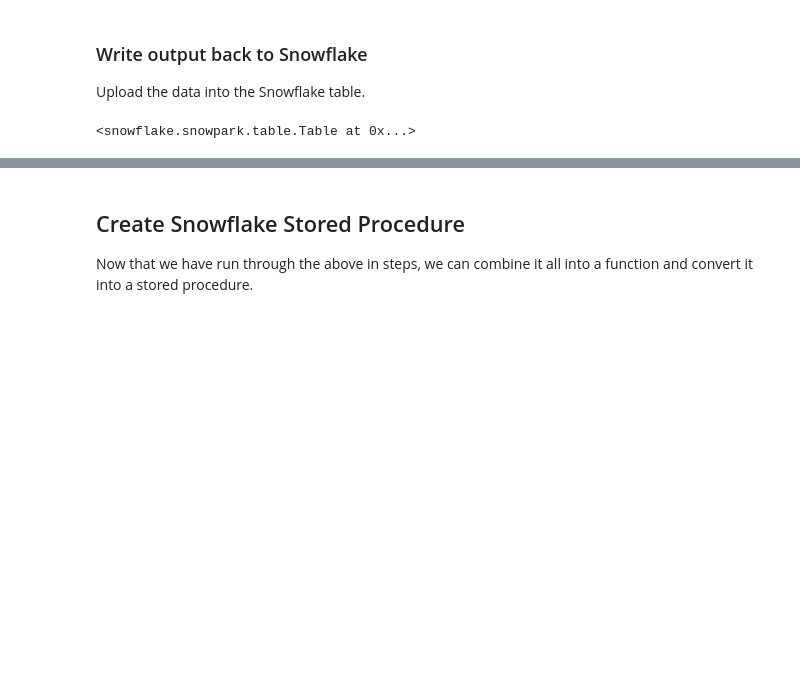
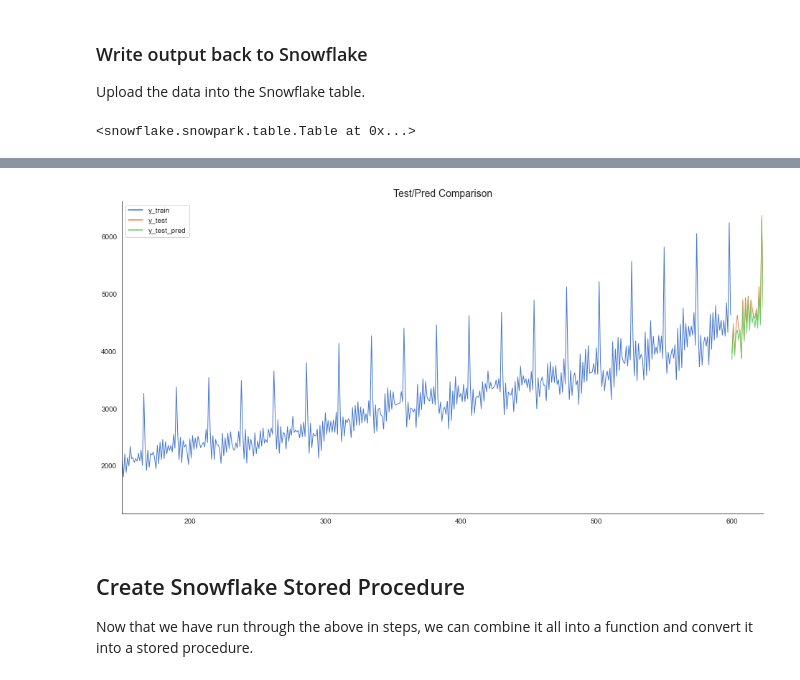
Before and after one commit to ChrisHastieIW/Snowflake-BUILD-2022, a Jupyter notebook: 02_data_science.ipynb, the cells around one changed output, grey strips where cells are left out. Drawn from its saved outputs; the diff is of its cells as text; code cells hidden in the pictures; blank space fills up the shorter version.

```diff
--- a/02_data_science.ipynb
+++ b/02_data_science.ipynb
@@ -202,3 +312,20 @@ snowpark_session.write_pandas(
+# %%
+# Generate prediction for n periods,
+# Predictions start from the last date of the training data
+test_pred = model_fit.predict(n_periods=pred_periods, dynamic=False)
+df_test['y_test_pred'] = test_pred
+df_union = pandas.concat([df_train, df_test])
+
+# Print the predicted time-series
+fig, ax = plt.subplots(figsize=(16, 8))
+plt.title("Test/Pred Comparison", fontsize=14)
+sns.despine();
+sns.lineplot(data=df_union[['y_train', 'y_test', 'y_test_pred']], linewidth=1.0, dashes=False, palette='muted') # removed y_train_predict
+ax.set_xlim([df_union.index[150],df_union.index.max()])
+plt.legend()
+plt.show()
+# %% [output]
+[figure, added]
 # %% [markdown]
 ## Create Snowflake Stored Procedure
 
```
Also changed, not shown: parts of 13 cells of this notebook, 1 other file.
